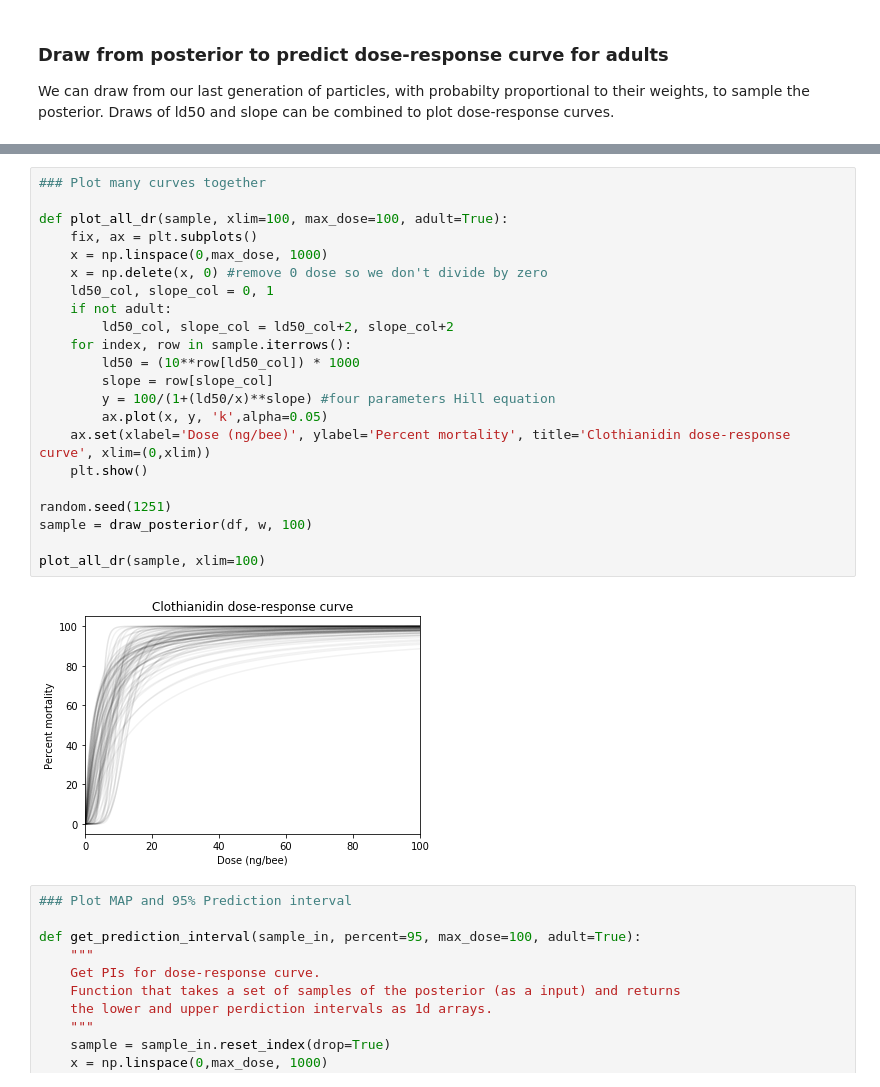
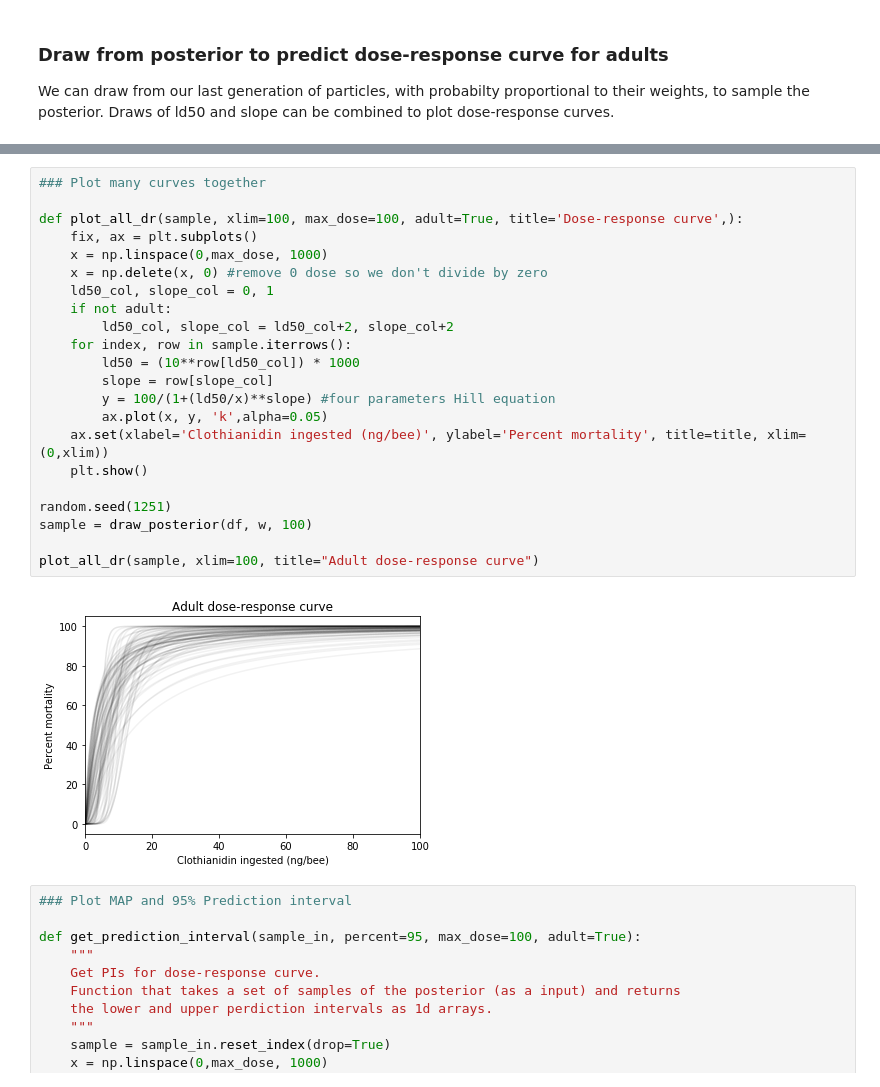
Before and after one commit to JeffreyMinucci/bee_neonic_abc, a Jupyter notebook: results_and_visuals.ipynb, the cells around one changed output, grey strips where cells are left out. Saved outputs shown, nothing was run; the diff lists cells and outputs as text.

```diff
--- a/results_and_visuals.ipynb
+++ b/results_and_visuals.ipynb
@@ -102,27 +102,27 @@ LD50: 4.405840272374662, Slope: 1.137422996211816
 # %%
 ### Plot many curves together
 
-def plot_all_dr(sample, xlim=100, max_dose=100, adult=True):
+def plot_all_dr(sample, xlim=100, max_dose=100, adult=True, title='Dose-response curve',):
     fix, ax = plt.subplots()
     x = np.linspace(0,max_dose, 1000)
     x = np.delete(x, 0) #remove 0 dose so we don't divide by zero
     ld50_col, slope_col = 0, 1
     if not adult:
         ld50_col, slope_col = ld50_col+2, slope_col+2
     for index, row in sample.iterrows():
         ld50 = (10**row[ld50_col]) * 1000
         slope = row[slope_col]
         y = 100/(1+(ld50/x)**slope) #four parameters Hill equation
         ax.plot(x, y, 'k',alpha=0.05)
-    ax.set(xlabel='Dose (ng/bee)', ylabel='Percent mortality', title='Clothianidin dose-response curve', xlim=(0,xlim))
+    ax.set(xlabel='Clothianidin ingested (ng/bee)', ylabel='Percent mortality', title=title, xlim=(0,xlim))
     plt.show()
 
 random.seed(1251)
 sample = draw_posterior(df, w, 100)
 
-plot_all_dr(sample, xlim=100)
+plot_all_dr(sample, xlim=100, title="Adult dose-response curve")
 # %% [output]
-[figure, old version]
+[figure, new version]
 # %%
 ### Plot MAP and 95% Prediction interval
 
```
Also changed, not shown: parts of 2 cells of this notebook.
